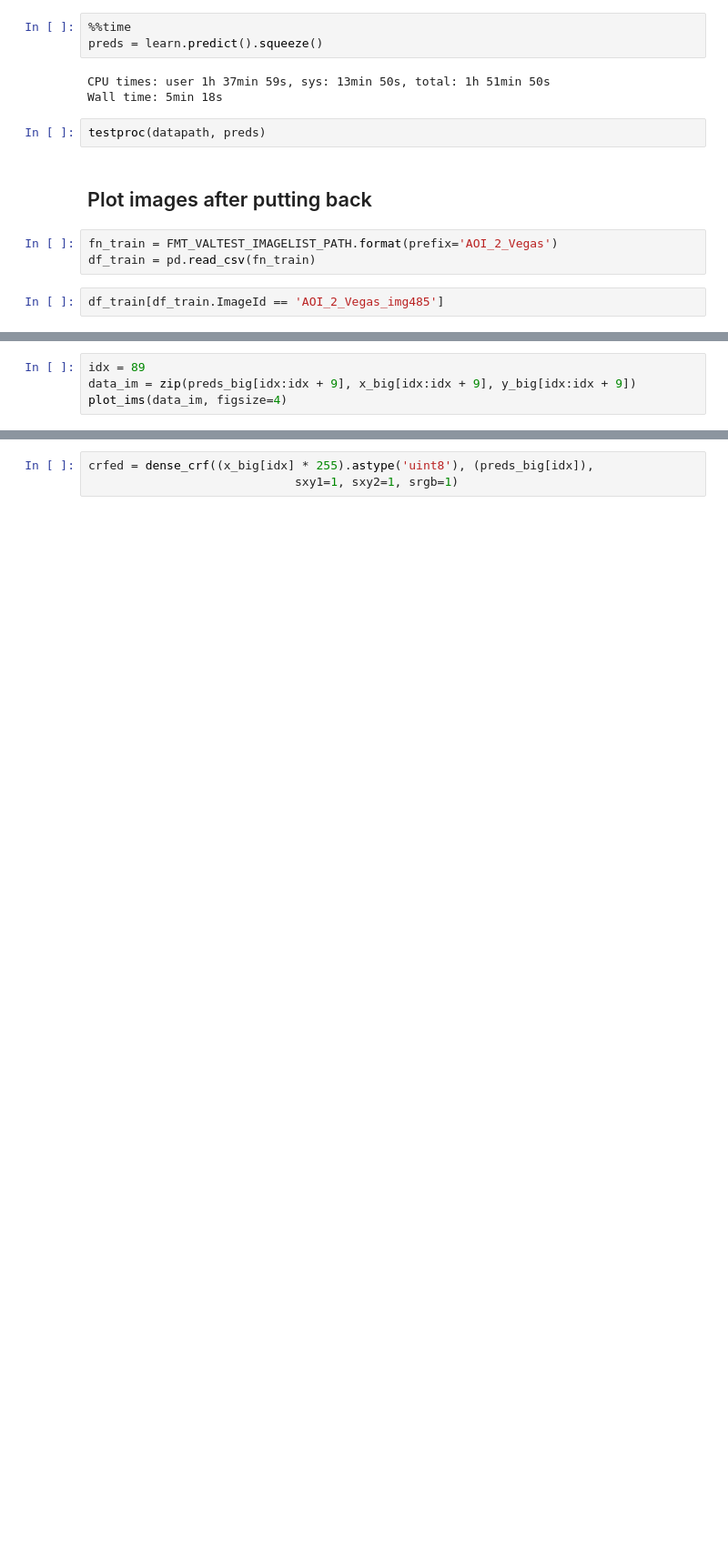
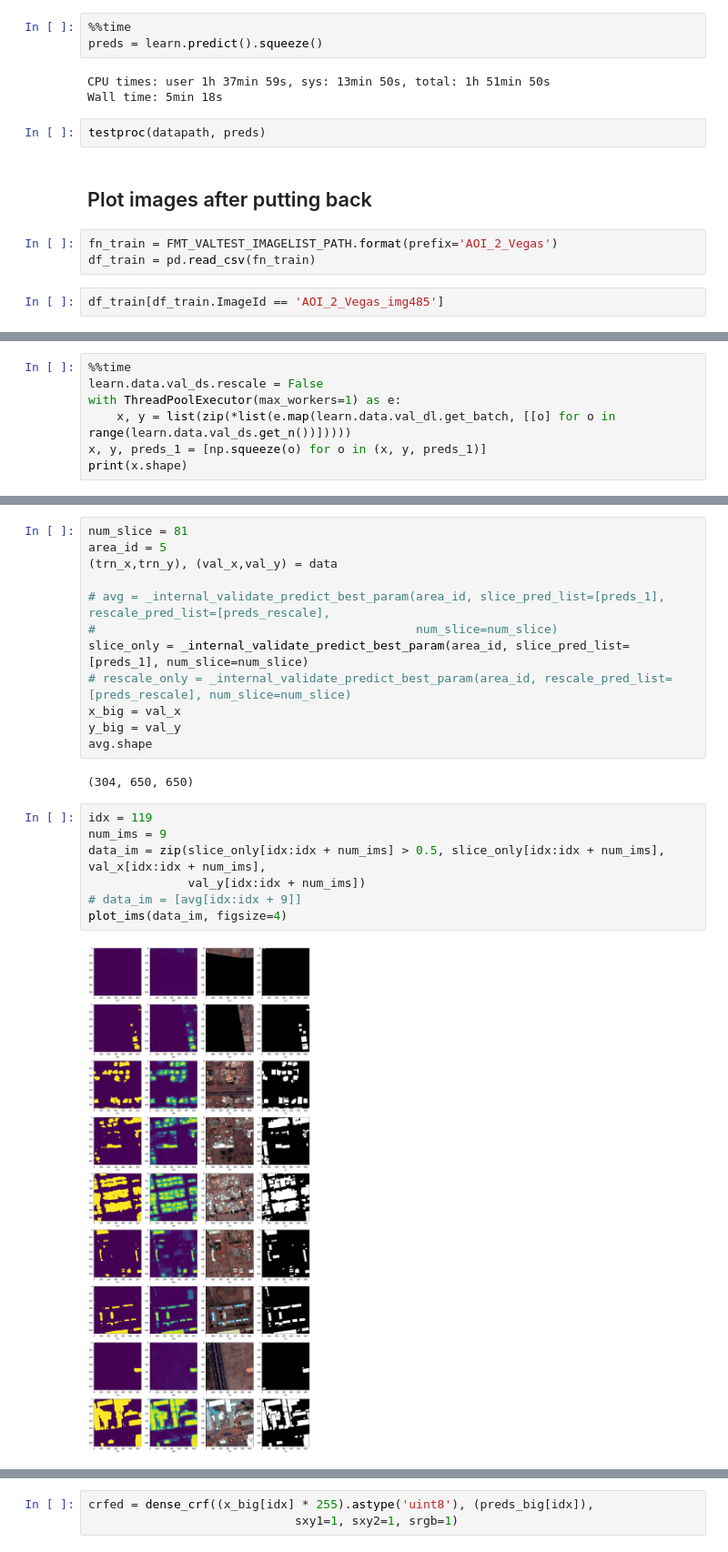
Before and after one commit to Twofyw/building-detection-challenge, a Jupyter notebook: test-khartoum.ipynb, the cells around one changed output, grey strips where cells are left out. Shown at 91% size. Cells and saved outputs as stored; diff of their text form; blank space fills up the shorter version.

```diff
--- a/test-khartoum.ipynb
+++ b/test-khartoum.ipynb
@@ -161,0 +201,7 @@ x_big[0].shape
+# %%
+%%time
+learn.data.val_ds.rescale = False
+with ThreadPoolExecutor(max_workers=1) as e:
+    x, y = list(zip(*list(e.map(learn.data.val_dl.get_batch, [[o] for o in range(learn.data.val_ds.get_n())]))))
+x, y, preds_1 = [np.squeeze(o) for o in (x, y, preds_1)]
+print(x.shape)
@@ -162,4 +210,23 @@ x_big[0].shape
+# %%
+num_slice = 81
+area_id = 5
+(trn_x,trn_y), (val_x,val_y) = data
+
+# avg = _internal_validate_predict_best_param(area_id, slice_pred_list=[preds_1], rescale_pred_list=[preds_rescale],
+#                                             num_slice=num_slice)
+slice_only = _internal_validate_predict_best_param(area_id, slice_pred_list=[preds_1], num_slice=num_slice)
+# rescale_only = _internal_validate_predict_best_param(area_id, rescale_pred_list=[preds_rescale], num_slice=num_slice)
+x_big = val_x
+y_big = val_y
+avg.shape
+# %% [output]
+(304, 650, 650)
 # %%
-idx = 89
-data_im = zip(preds_big[idx:idx + 9], x_big[idx:idx + 9], y_big[idx:idx + 9])
+idx = 119
+num_ims = 9
+data_im = zip(slice_only[idx:idx + num_ims] > 0.5, slice_only[idx:idx + num_ims], val_x[idx:idx + num_ims],
+              val_y[idx:idx + num_ims])
+# data_im = [avg[idx:idx + 9]]
 plot_ims(data_im, figsize=4)
+# %% [output]
+[figure, added]
```
Also changed, not shown: parts of 21 cells of this notebook, 12 other files.
